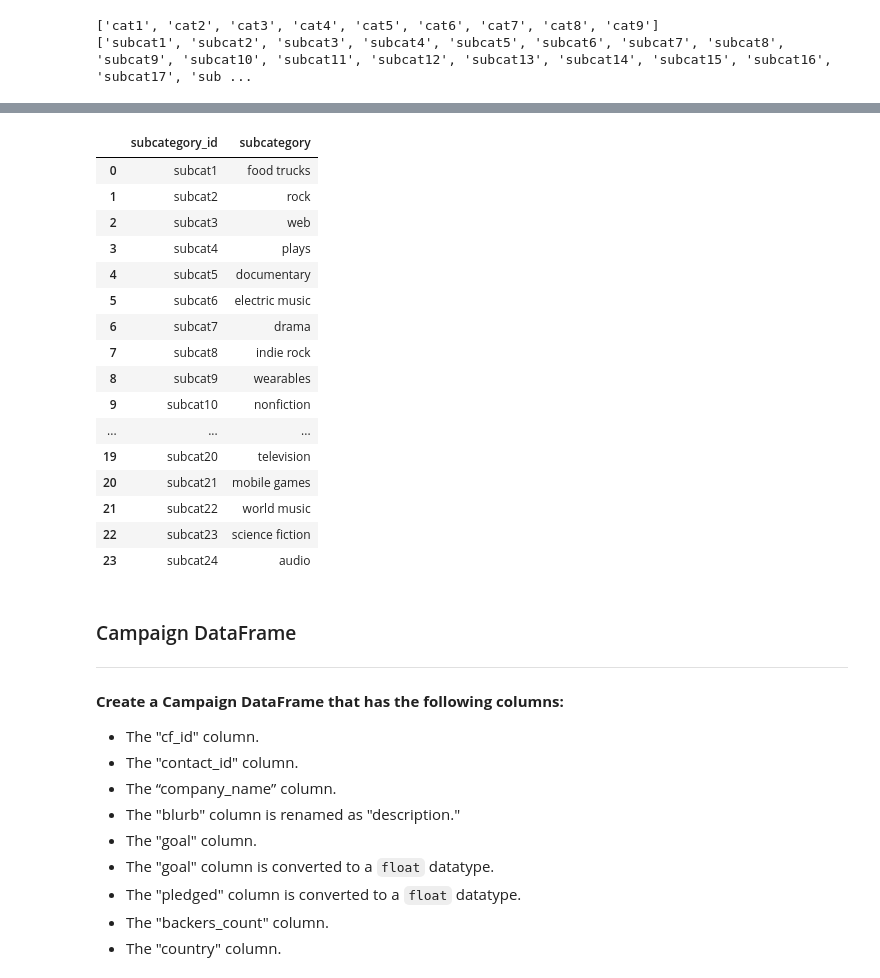
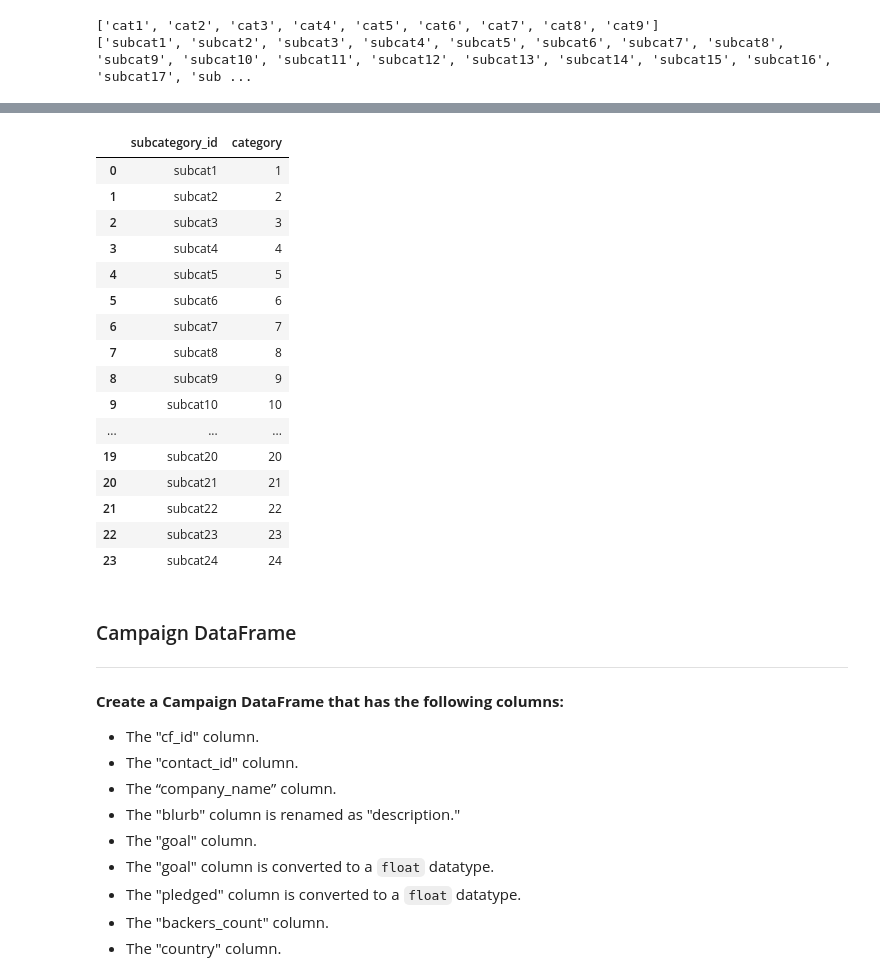
Before and after one commit to zohairnz/Crowdfunding_ETL, a Jupyter notebook: ETL_Mini_Project_Zohair_Judy_Nilusha_Brandon_Jacob.ipynb, the cells around one changed output, grey strips where cells are left out. Saved outputs shown, nothing was run; the diff lists cells and outputs as text; code cells hidden in the pictures.

```diff
--- a/ETL_Mini_Project_Zohair_Judy_Nilusha_Brandon_Jacob.ipynb
+++ b/ETL_Mini_Project_Zohair_Judy_Nilusha_Brandon_Jacob.ipynb
@@ -91,20 +124,19 @@ print(len(subcategories))
 # %%
 # Create numpy arrays from 1-9 for the categories and 1-24 for the subcategories.
-category_ids = np.arange(1, 10)
-subcategory_ids = np.arange(1, 25)
+unique_categories_ids = np.arange(1, 10)
+unique_subcategories_ids = np.arange(1, 25)
 
-print(category_ids)
-print(subcategory_ids)
+print(unique_categories_ids)
+print()unique_subcategories_ids
 # %% [output]
 [1 2 3 4 5 6 7 8 9]
 [ 1  2  3  4  5  6  7  8  9 10 11 12 13 14 15 16 17 18 19 20 21 22 23 24]
 # %%
 # Use a list comprehension to add "cat" to each category_id.
-
+cat_ids = [f'cat{x}' for x in range(1,10)]
+print(cat_ids)
 # Use a list comprehension to add "subcat" to each subcategory_id.
-
-
-print(cat_ids)
+scat_ids = [f'subcat{x}' for x in range(1,25)]
 print(scat_ids)
 # %% [output]
 ['cat1', 'cat2', 'cat3', 'cat4', 'cat5', 'cat6', 'cat7', 'cat8', 'cat9']
@@ -129,23 +164,28 @@ category_df
-# %%
-subcategory_df
-# %% [output]
-|  | subcategory_id | subcategory |
-| 0 | subcat1 | food trucks |
-| 1 | subcat2 | rock |
-| 2 | subcat3 | web |
-| 3 | subcat4 | plays |
-| 4 | subcat5 | documentary |
-| 5 | subcat6 | electric music |
-| 6 | subcat7 | drama |
-| 7 | subcat8 | indie rock |
-| 8 | subcat9 | wearables |
-| 9 | subcat10 | nonfiction |
-| ... | ... | ... |
-| 19 | subcat20 | television |
-| 20 | subcat21 | mobile games |
-| 21 | subcat22 | world music |
-| 22 | subcat23 | science fiction |
-| 23 | subcat24 | audio |
+# %%
+# Create a category DataFrame with the subcategory_id array as the subcategory_id and subcategories list as the subcategory name.
+sub_category_dict = {'subcategory_id': scat_ids, 'category': unique_subcategories_ids}
+
+# Create the category DataFrame
+subcategory_df = pd.DataFrame(sub_category_dict)
+subcategory_df
+# %% [output]
+|  | subcategory_id | category |
+| 0 | subcat1 | 1 |
+| 1 | subcat2 | 2 |
+| 2 | subcat3 | 3 |
+| 3 | subcat4 | 4 |
+| 4 | subcat5 | 5 |
+| 5 | subcat6 | 6 |
+| 6 | subcat7 | 7 |
+| 7 | subcat8 | 8 |
+| 8 | subcat9 | 9 |
+| 9 | subcat10 | 10 |
+| ... | ... | ... |
+| 19 | subcat20 | 20 |
+| 20 | subcat21 | 21 |
+| 21 | subcat22 | 22 |
+| 22 | subcat23 | 23 |
+| 23 | subcat24 | 24 |
 # %%
 # Export categories_df and subcategories_df as CSV files.
 category_df.to_csv("Resources/category.csv", index=False)
```
Also changed, not shown: parts of 11 cells of this notebook.
